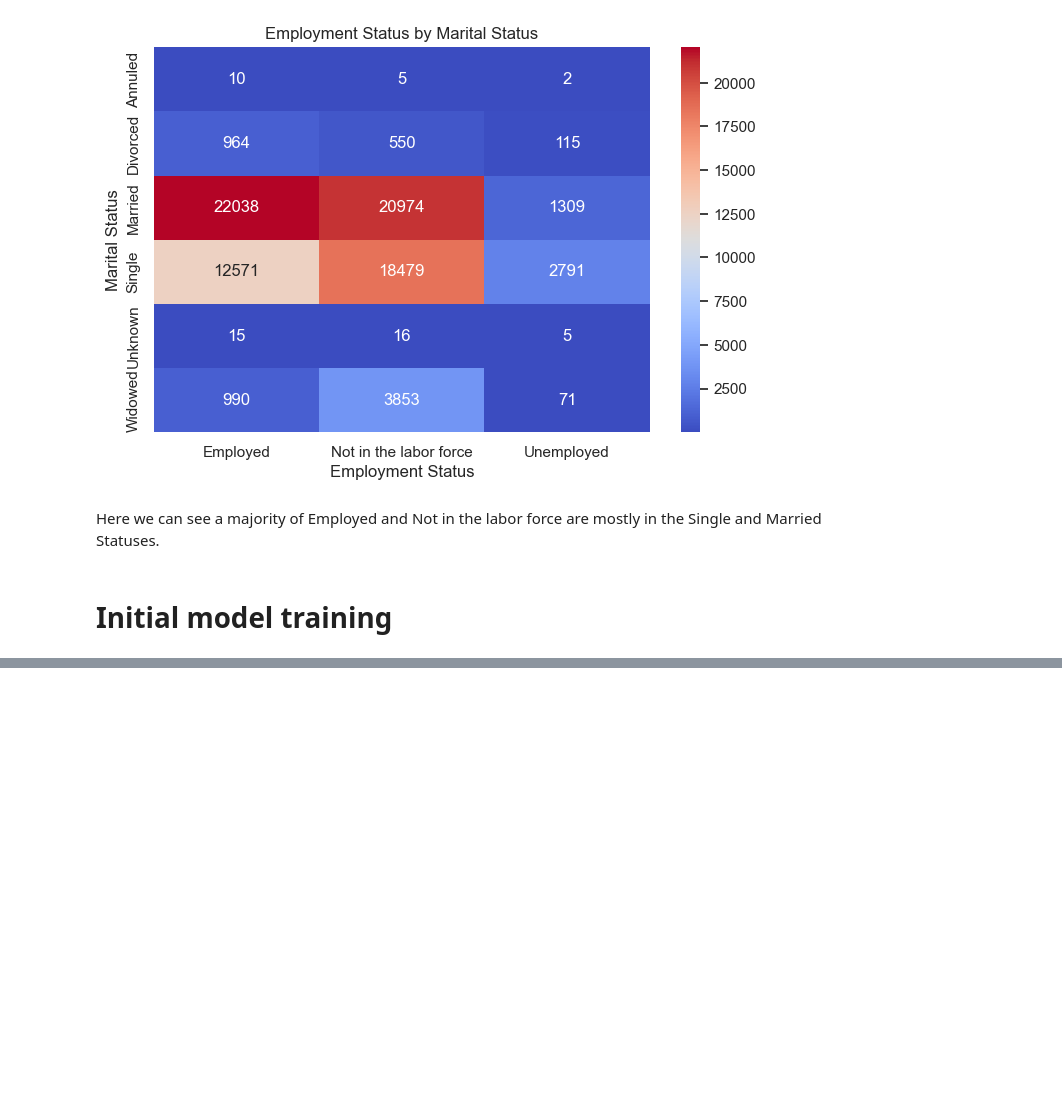
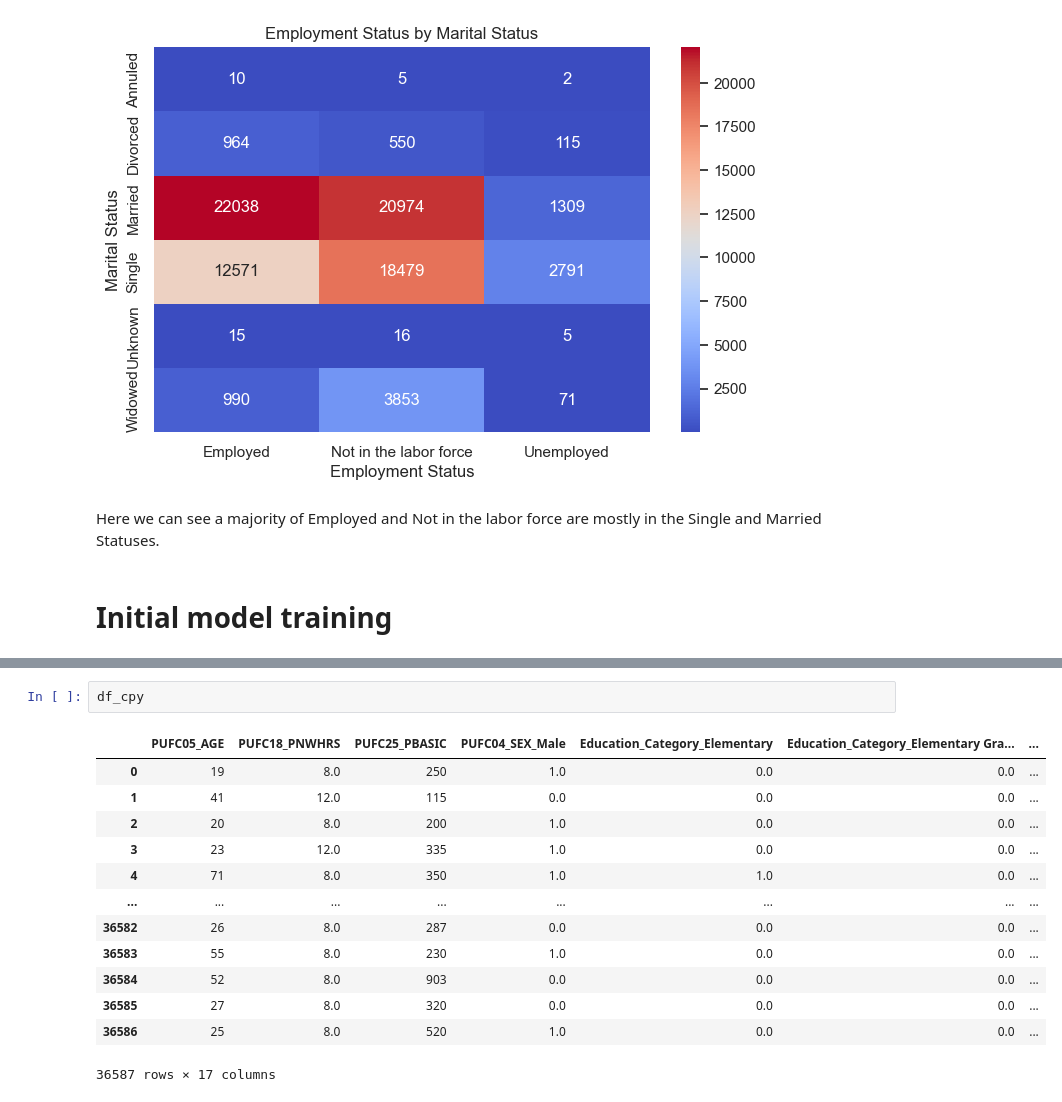
Before and after one commit to Waynes-Wu/stintsy-final-project, a Jupyter notebook: final.ipynb, the cells around one changed output, grey strips where cells are left out. Drawn from its saved outputs; the diff is of its cells as text; blank space fills up the shorter version.

```diff
--- a/final.ipynb
+++ b/final.ipynb
@@ -610,0 +692,16 @@ Here we can see a majority of Employed and Not in the labor force are mostly in
+# %%
+df_cpy
+# %% [output]
+|  | PUFC05_AGE | PUFC18_PNWHRS | PUFC25_PBASIC | PUFC04_SEX_Male | Education_Category_Elementary | Education_Category_Elementary Gra... | ... |
+| 0 | 19 | 8.0 | 250 | 1.0 | 0.0 | 0.0 | ... |
+| 1 | 41 | 12.0 | 115 | 0.0 | 0.0 | 0.0 | ... |
+| 2 | 20 | 8.0 | 200 | 1.0 | 0.0 | 0.0 | ... |
+| 3 | 23 | 12.0 | 335 | 1.0 | 0.0 | 0.0 | ... |
+| 4 | 71 | 8.0 | 350 | 1.0 | 1.0 | 0.0 | ... |
+| ... | ... | ... | ... | ... | ... | ... | ... |
+| 36582 | 26 | 8.0 | 287 | 0.0 | 0.0 | 0.0 | ... |
+| 36583 | 55 | 8.0 | 230 | 1.0 | 0.0 | 0.0 | ... |
+| 36584 | 52 | 8.0 | 903 | 0.0 | 0.0 | 0.0 | ... |
+| 36585 | 27 | 8.0 | 320 | 0.0 | 0.0 | 0.0 | ... |
+| 36586 | 25 | 8.0 | 520 | 1.0 | 0.0 | 0.0 | ... |
+36587 rows × 17 columns
```
Also changed, not shown: parts of 21 cells of this notebook, 2 other files.
